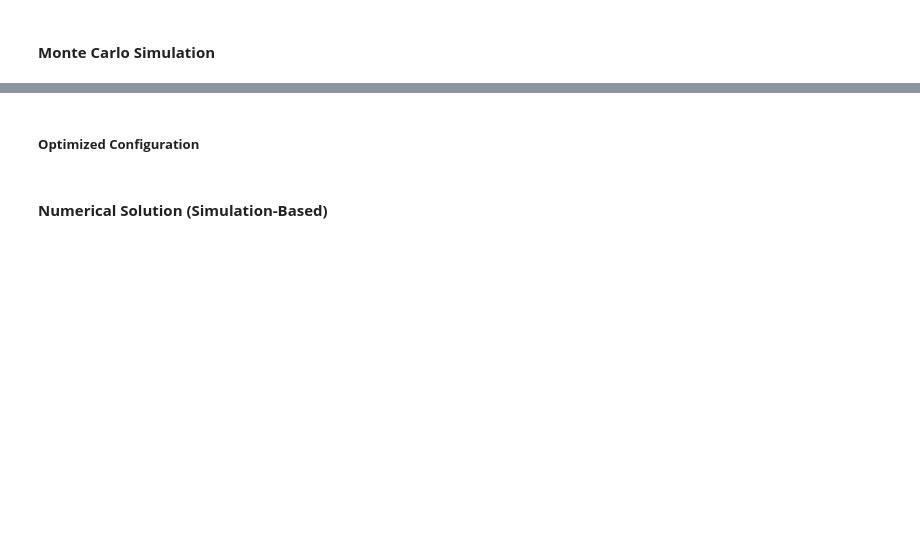
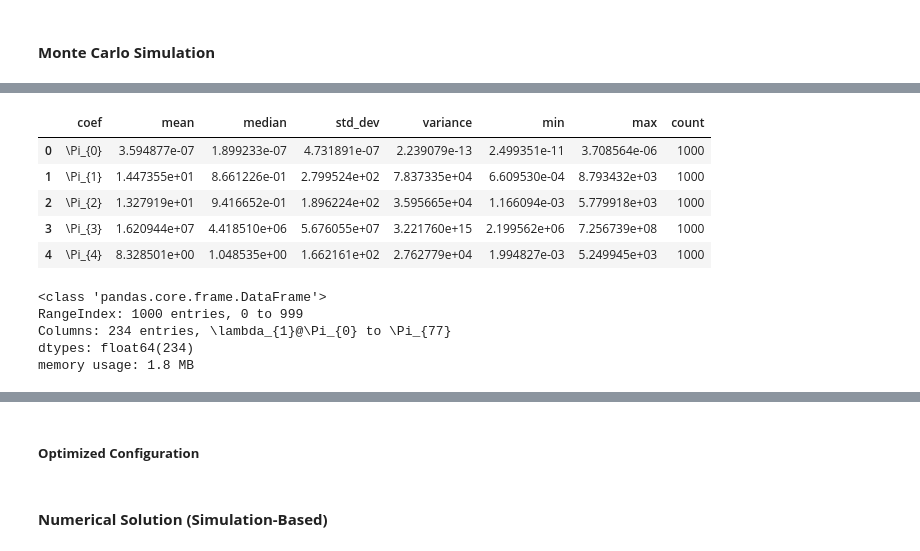
Before and after one commit to DASA-Design/PyDASA-CS1-TAS, a Jupyter notebook: CS-01C - TAS - Dimensional Modelling.ipynb, the cells around one changed output, grey strips where cells are left out. Drawn from its saved outputs; the diff is of its cells as text; code cells hidden in the pictures; blank space fills up the shorter version.

```diff
--- a/CS-01C - TAS - Dimensional Modelling.ipynb
+++ b/CS-01C - TAS - Dimensional Modelling.ipynb
@@ -605,11 +605,12 @@ for md in monte_carlo_groups:
         for k, v in results.items():
             if k == "statistics":
                 coef = mcg._coefficients[pi].pi_expr
-                print(f"\n\tCoefficient: {pi} = {coef}")
+                print(f"\tCoefficient: {pi} = {coef}")
                 # print(f"Result for {k}: {v}")
                 stats = v
-                for a, b in stats.items():
-                    print(f"\t\t{a}: {b}")
+                # print(f"\tStats: {stats}\n")
+                # for a, b in stats.items():
+                #     print(f"\t\t{a}: {b}")
             # else:
             #     print(f"Other result for {k}: {v.shape}")
 # %% [output]
@@ -641,0 +766,18 @@ The steps are:
+# %%
+stats_df.head()
+# %% [output]
+|  | coef | mean | median | std_dev | variance | min | max | count |
+| 0 | \Pi_{0} | 3.594877e-07 | 1.899233e-07 | 4.731891e-07 | 2.239079e-13 | 2.499351e-11 | 3.708564e-06 | 1000 |
+| 1 | \Pi_{1} | 1.447355e+01 | 8.661226e-01 | 2.799524e+02 | 7.837335e+04 | 6.609530e-04 | 8.793432e+03 | 1000 |
+| 2 | \Pi_{2} | 1.327919e+01 | 9.416652e-01 | 1.896224e+02 | 3.595665e+04 | 1.166094e-03 | 5.779918e+03 | 1000 |
+| 3 | \Pi_{3} | 1.620944e+07 | 4.418510e+06 | 5.676055e+07 | 3.221760e+15 | 2.199562e+06 | 7.256739e+08 | 1000 |
+| 4 | \Pi_{4} | 8.328501e+00 | 1.048535e+00 | 1.662161e+02 | 2.762779e+04 | 1.994827e-03 | 5.249945e+03 | 1000 |
+# %%
+unique_df.shape
+unique_df.info()
+# %% [output]
+<class 'pandas.core.frame.DataFrame'>
+RangeIndex: 1000 entries, 0 to 999
+Columns: 234 entries, \lambda_{1}@\Pi_{0} to \Pi_{77}
+dtypes: float64(234)
+memory usage: 1.8 MB
```
Also changed, not shown: parts of 15 cells of this notebook, 9 other files.
